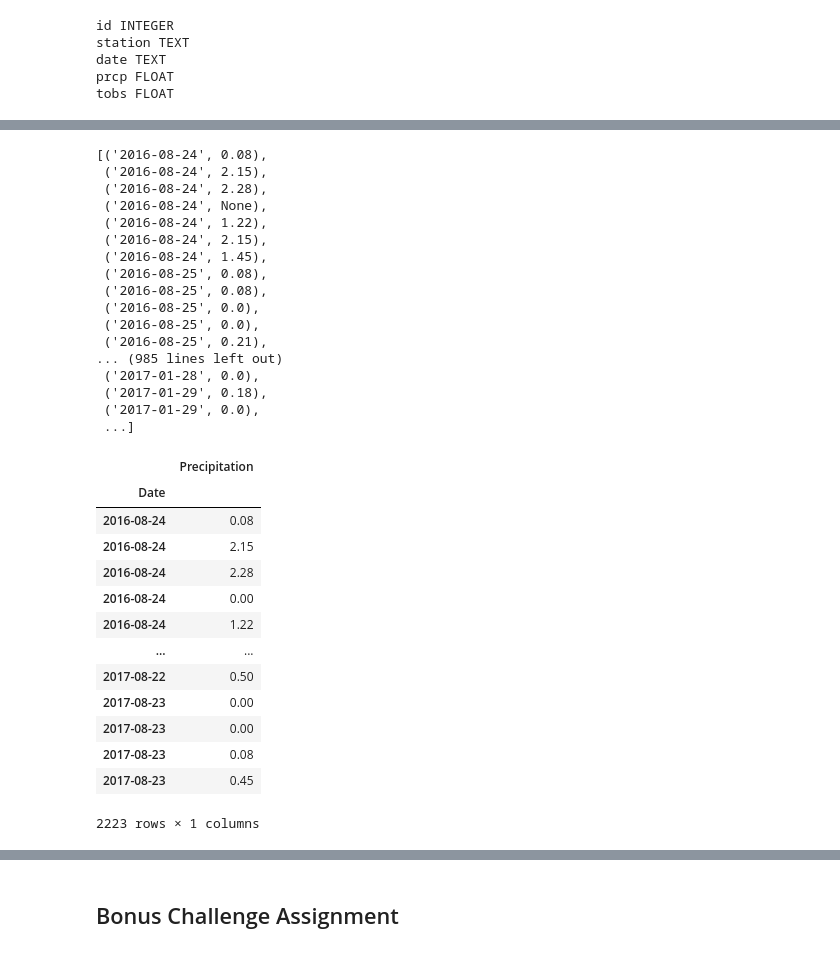
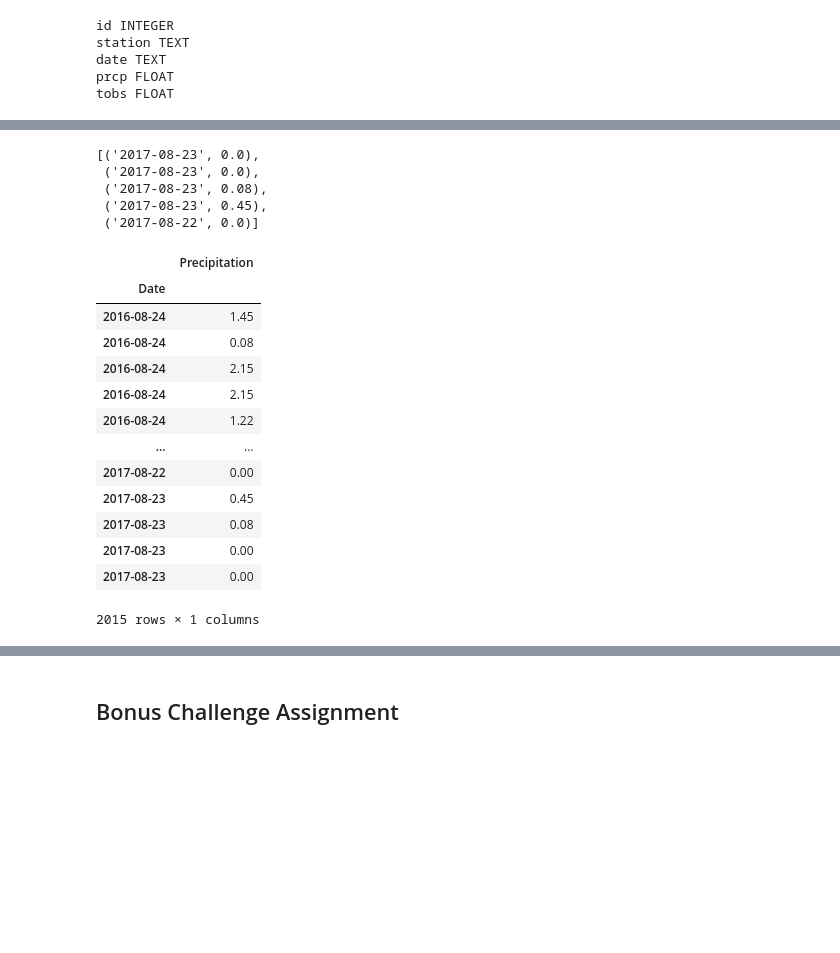
Before and after one commit to jaysueno/sqlalchemy-challenge, a Jupyter notebook: climate_starter.ipynb, the cells around one changed output, grey strips where cells are left out. Drawn from its saved outputs; the diff is of its cells as text; code cells hidden in the pictures; blank space fills up the shorter version.

```diff
--- a/climate_starter.ipynb
+++ b/climate_starter.ipynb
@@ -90,57 +76,43 @@ session.query(Measurement.date, Measurement.prcp).filter(Measurement.prcp == Non
-# %%
-data_prcp
-# %% [output]
-[('2016-08-24', 0.08),
- ('2016-08-24', 2.15),
- ('2016-08-24', 2.28),
- ('2016-08-24', None),
- ('2016-08-24', 1.22),
- ('2016-08-24', 2.15),
- ('2016-08-24', 1.45),
- ('2016-08-25', 0.08),
- ('2016-08-25', 0.08),
- ('2016-08-25', 0.0),
- ('2016-08-25', 0.0),
- ('2016-08-25', 0.21),
-... (985 lines left out)
- ('2017-01-28', 0.0),
- ('2017-01-29', 0.18),
- ('2017-01-29', 0.0),
- ...]
+# %%
+# Design a query to retrieve the last 12 months of precipitation data and plot the results
+
+# Calculate the date 1 year ago from the last data point in the database
+# Using a query of the last date in table, a year's data starts '2016-08-23'
+session.query(Measurement.date, Measurement.prcp).order_by(Measurement.date.desc()).limit(5).all()
+# %% [output]
+[('2017-08-23', 0.0),
+ ('2017-08-23', 0.0),
+ ('2017-08-23', 0.08),
+ ('2017-08-23', 0.45),
+ ('2017-08-22', 0.0)]
 # %%
-# Design a query to retrieve the last 12 months of precipitation data and plot the results
-
-# Calculate the date 1 year ago from the last data point in the database
-# Using a query of the last date in table, a year's data starts '2016-08-23'
-session.query(Measurement.date).order_by(Measurement.date.desc()).first()
-
 # Perform a query to retrieve the data and precipitation scores
-data_prcp = session.query(Measurement.date, Measurement.prcp).order_by(Measurement.date).filter(Measurement.date > '2016-08-23').all()
+# Queried the 'date' and 'prcp' from Class Measurements (table) and filtered and ordered by date
+data_prcp = session.query(Measurement.date, Measurement.prcp).order_by(Measurement.date.desc())\
+    .filter(Measurement.date > '2016-08-23').all()
 
 # Save the query results as a Pandas DataFrame and set the index to the date column
 df = pd.DataFrame(data_prcp, columns=['Date', 'Precipitation'])
-df = df.fillna(0)
+df.dropna(axis=0, how='any', inplace=True)
 df = df.set_index('Date')
 
 # Sort the dataframe by date
-df.sort_values(by='Date', ascending=True)
+df.sort_values(by='Date', ascending=True, inplace=True)
 
-# Use Pandas Plotting with Matplotlib to plot the data
-# df.head()
-# df.plot.bar(rot=90,figsize=(12,6))
+# Display dataframe
 df
 # %% [output]
 |  | Precipitation |
 | Date |  |
+| 2016-08-24 | 1.45 |
 | 2016-08-24 | 0.08 |
 | 2016-08-24 | 2.15 |
-| 2016-08-24 | 2.28 |
-| 2016-08-24 | 0.00 |
+| 2016-08-24 | 2.15 |
 | 2016-08-24 | 1.22 |
 | ... | ... |
-| 2017-08-22 | 0.50 |
+| 2017-08-22 | 0.00 |
+| 2017-08-23 | 0.45 |
+| 2017-08-23 | 0.08 |
 | 2017-08-23 | 0.00 |
 | 2017-08-23 | 0.00 |
-| 2017-08-23 | 0.08 |
-| 2017-08-23 | 0.45 |
-2223 rows × 1 columns
+2015 rows × 1 columns
```
Also changed, not shown: parts of 19 cells of this notebook.
